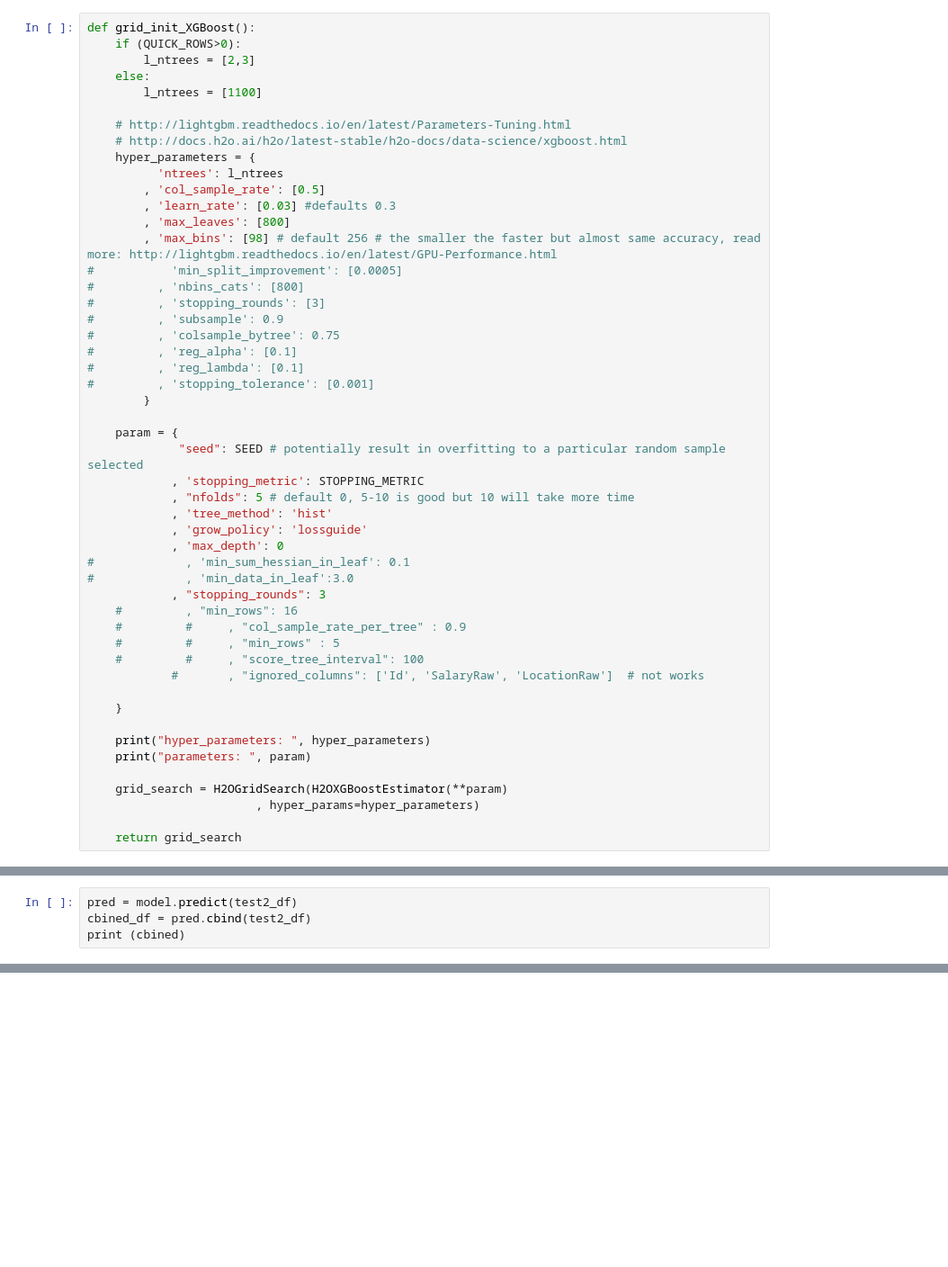
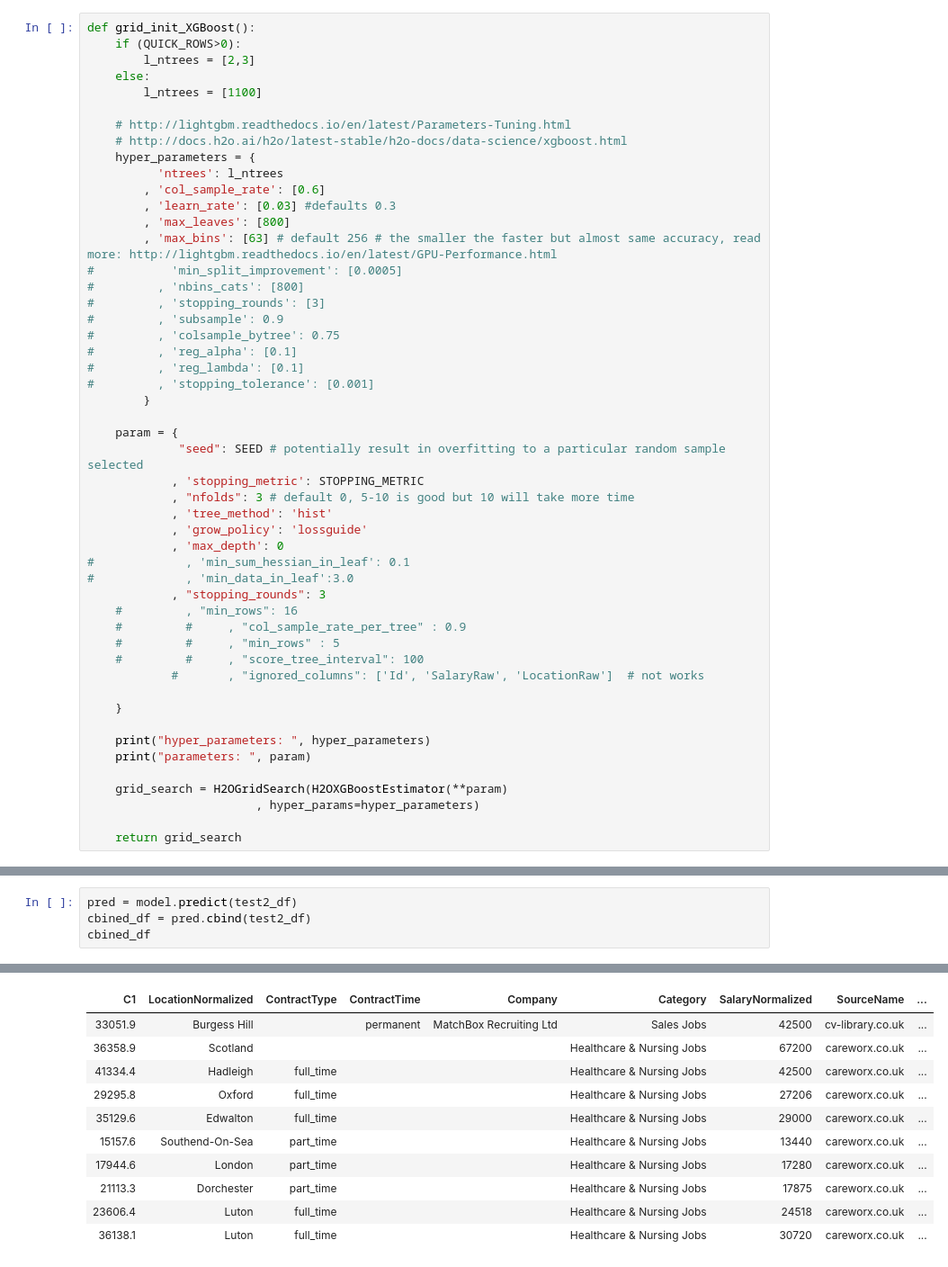
Before and after one commit to arecavn/machine-learning, a Jupyter notebook: projects/capstone/my_capstone/predict_sal.ipynb, the cells around one changed output, grey strips where cells are left out. Shown: that part at 90% size. Cells and saved outputs as stored; diff of their text form; blank space fills up the shorter version.

```diff
--- a/projects/capstone/my_capstone/predict_sal.ipynb
+++ b/projects/capstone/my_capstone/predict_sal.ipynb
@@ -352,10 +352,10 @@ def grid_init_XGBoost():
     # http://docs.h2o.ai/h2o/latest-stable/h2o-docs/data-science/xgboost.html
     hyper_parameters = {
           'ntrees': l_ntrees
-        , 'col_sample_rate': [0.5]
+        , 'col_sample_rate': [0.6]
         , 'learn_rate': [0.03] #defaults 0.3
         , 'max_leaves': [800]
-        , 'max_bins': [98] # default 256 # the smaller the faster but almost same accuracy, read more: http://lightgbm.readthedocs.io/en/latest/GPU-Performance.html
+        , 'max_bins': [63] # default 256 # the smaller the faster but almost same accuracy, read more: http://lightgbm.readthedocs.io/en/latest/GPU-Performance.html
 #           'min_split_improvement': [0.0005]
 #         , 'nbins_cats': [800]
 #         , 'stopping_rounds': [3]
@@ -369,7 +369,7 @@ def grid_init_XGBoost():
     param = {
              "seed": SEED # potentially result in overfitting to a particular random sample selected
             , 'stopping_metric': STOPPING_METRIC
-            , "nfolds": 5 # default 0, 5-10 is good but 10 will take more time
+            , "nfolds": 3 # default 0, 5-10 is good but 10 will take more time
             , 'tree_method': 'hist'
             , 'grow_policy': 'lossguide'
             , 'max_depth': 0
@@ -649,4 +760,5 @@ test2_df.describe()
 # %%
 pred = model.predict(test2_df)
 cbined_df = pred.cbind(test2_df)
-print (cbined)
+cbined_df
+# %% [output]
@@ -653,3 +766,14 @@ print (cbined)
+| C1 | LocationNormalized | ContractType | ContractTime | Company | Category | SalaryNormalized | SourceName | ... |
+| 33051.9 | Burgess Hill |  | permanent | MatchBox Recruiting Ltd | Sales Jobs | 42500 | cv-library.co.uk | ... |
+| 36358.9 | Scotland |  |  |  | Healthcare & Nursing Jobs | 67200 | careworx.co.uk | ... |
+| 41334.4 | Hadleigh | full_time |  |  | Healthcare & Nursing Jobs | 42500 | careworx.co.uk | ... |
+| 29295.8 | Oxford | full_time |  |  | Healthcare & Nursing Jobs | 27206 | careworx.co.uk | ... |
+| 35129.6 | Edwalton | full_time |  |  | Healthcare & Nursing Jobs | 29000 | careworx.co.uk | ... |
+| 15157.6 | Southend-On-Sea | part_time |  |  | Healthcare & Nursing Jobs | 13440 | careworx.co.uk | ... |
+| 17944.6 | London | part_time |  |  | Healthcare & Nursing Jobs | 17280 | careworx.co.uk | ... |
+| 21113.3 | Dorchester | part_time |  |  | Healthcare & Nursing Jobs | 17875 | careworx.co.uk | ... |
+| 23606.4 | Luton | full_time |  |  | Healthcare & Nursing Jobs | 24518 | careworx.co.uk | ... |
+| 36138.1 | Luton | full_time |  |  | Healthcare & Nursing Jobs | 30720 | careworx.co.uk | ... |
 # %%
 # END
 # init here just to see cluster status
```
Also changed, not shown: parts of 9 cells of this notebook, 2 other files.
